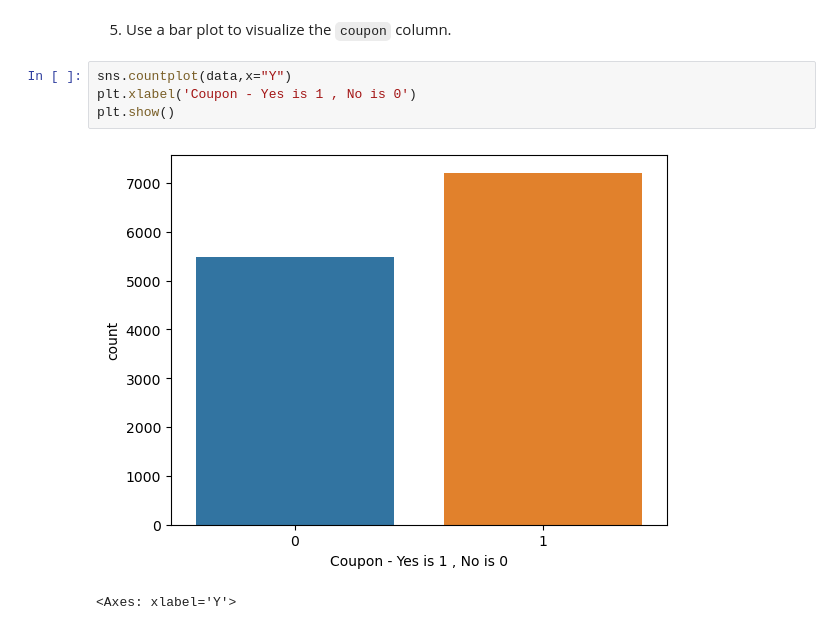
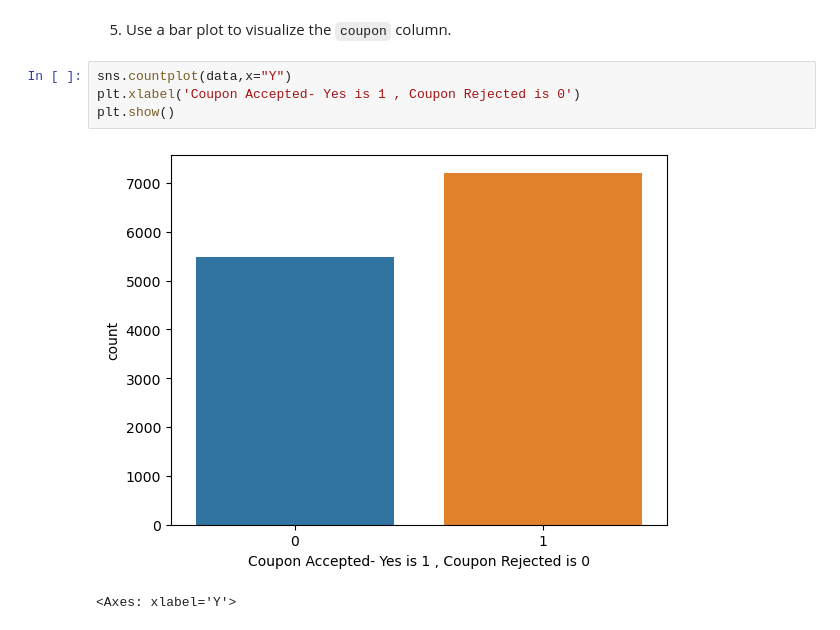
Before and after one commit to PMano07/Module5Assignment, a Jupyter notebook: assignment_5_1_starter_PM.ipynb, the cells around one changed output. Drawn from its saved outputs; the diff is of its cells as text.

```diff
--- a/assignment_5_1_starter_PM.ipynb
+++ b/assignment_5_1_starter_PM.ipynb
@@ -136,10 +136,10 @@ Proportion Accepted the coupon :0.5684326710816777
 5. Use a bar plot to visualize the `coupon` column.
 # %%
 sns.countplot(data,x="Y")
-plt.xlabel('Coupon - Yes is 1 , No is 0')
+plt.xlabel('Coupon Accepted- Yes is 1 , Coupon Rejected is 0')
 plt.show()
 # %% [output]
-[figure, old version]
+[figure, new version]
 # %%
 # %% [output]
 <Axes: xlabel='Y'>
```
Also changed, not shown: parts of 1 cell of this notebook.
